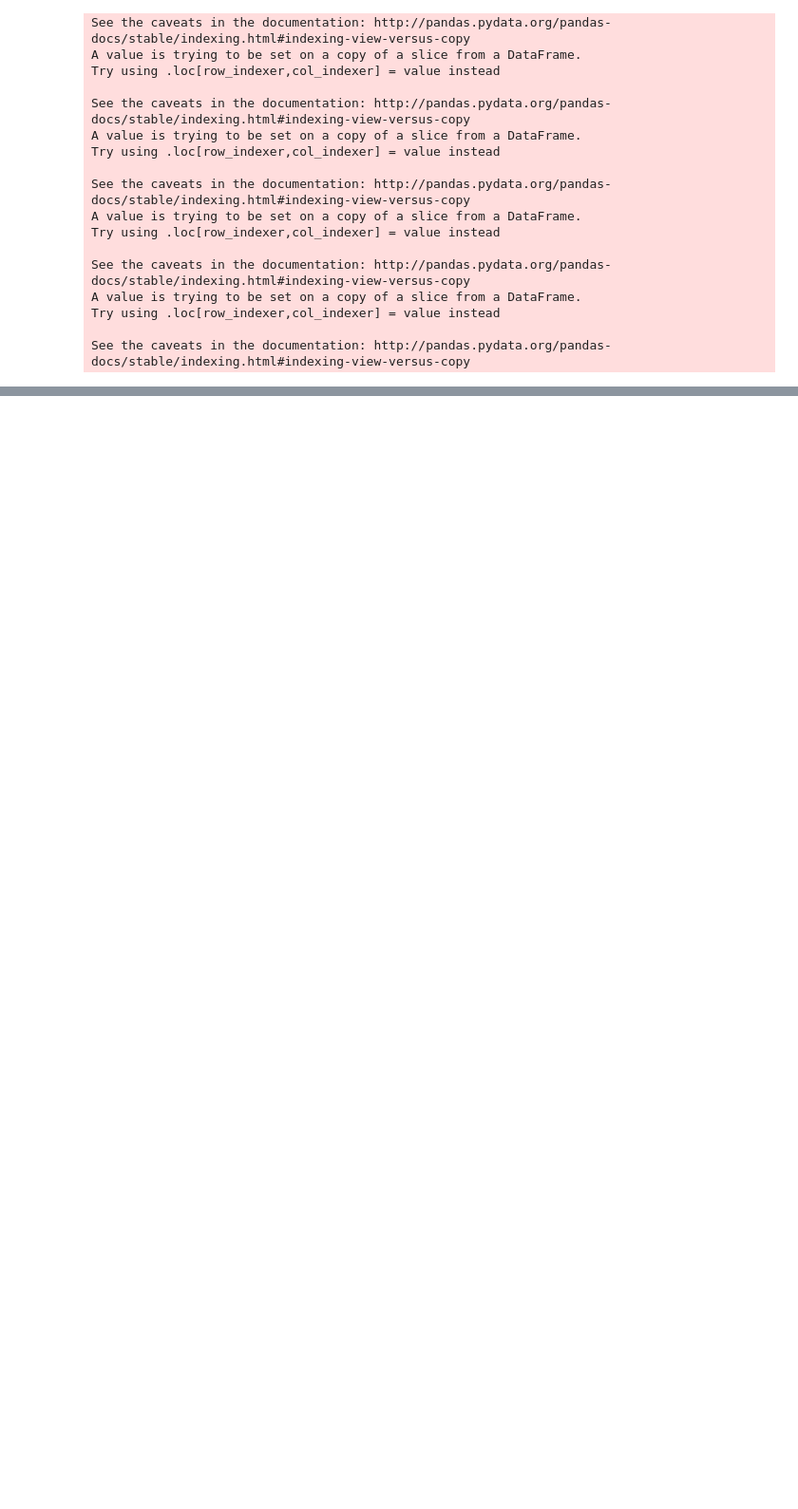
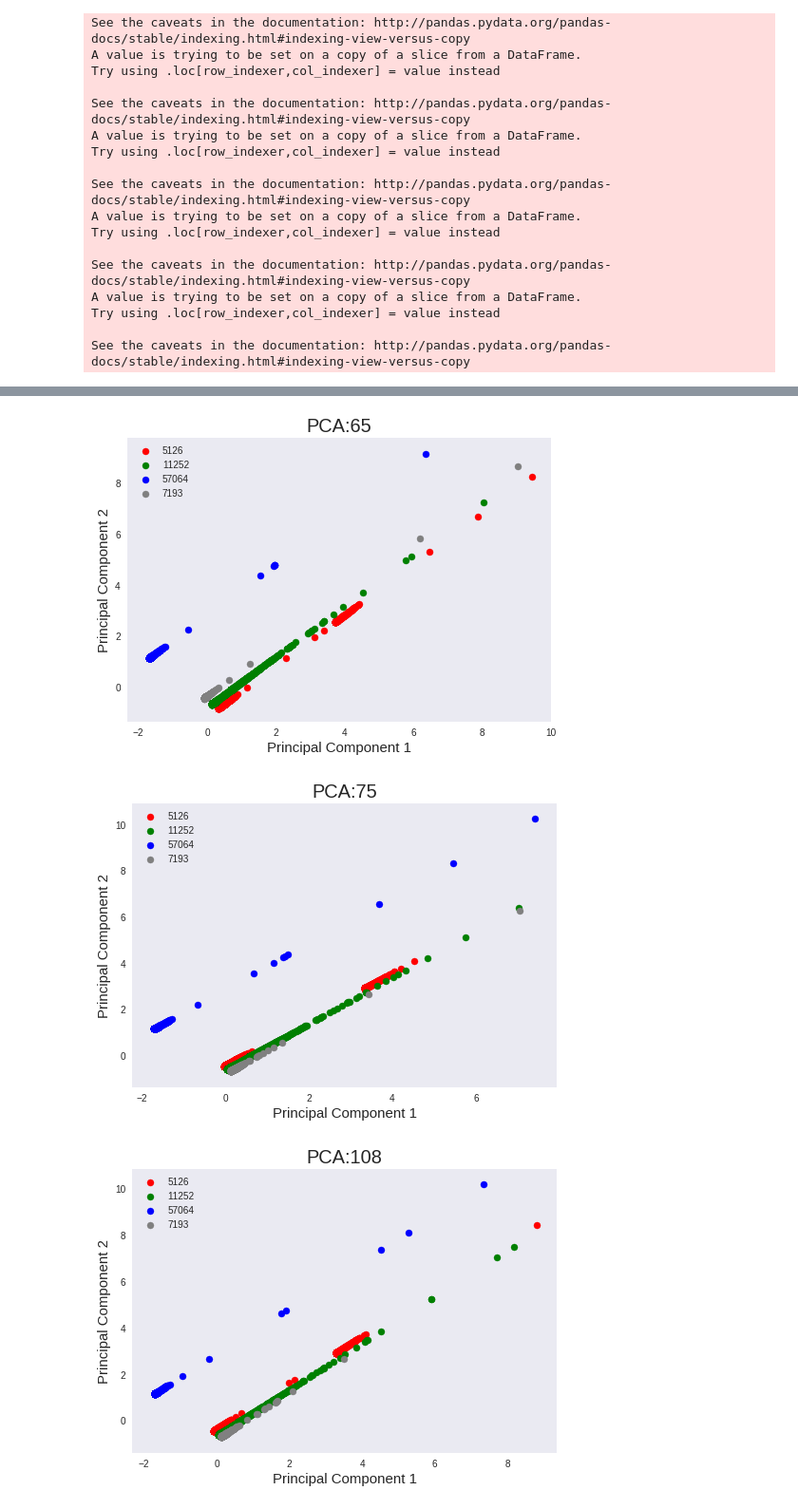
Before and after one commit to khulan8824/proxyTest, a Jupyter notebook: clientLogs.ipynb, the cells around one changed output, grey strips where cells are left out. Shown at 95% size. Drawn from its saved outputs; the diff is of its cells as text; code cells hidden in the pictures; blank space fills up the shorter version.

```diff
--- a/clientLogs.ipynb
+++ b/clientLogs.ipynb
@@ -118,0 +118,40 @@ plot_pca(client_data)
+# %%
+def plot_pca_by_client(df ):
+    #df.reset_index()
+
+    clients = df.client.unique()
+    #print(clients)
+    for client in clients:
+        df_client = df.query('client == "'+client+'"')
+        features = ['distance','download']
+        x = df_client.loc[:, features].values
+        y = df_client.loc[:,['proxy']].values
+        x = StandardScaler().fit_transform(x)
+
+        pca = PCA(n_components=2)
+        principalComponents = pca.fit_transform(x)
+        principalDf = pd.DataFrame(data = principalComponents
+                 , columns = ['pca1', 'pca2'])
+        principalDf = principalDf.assign(proxy=df_client['proxy'].values)
+        fig = plt.figure()
+        ax = fig.add_subplot(1,1,1)
+        ax.set_xlabel('Principal Component 1', fontsize = 15)
+        ax.set_ylabel('Principal Component 2', fontsize = 15)
+        ax.set_title('PCA:'+client, fontsize = 20)
+        targets = ['5126', '11252', '57064','7193']
+        colors = ['r', 'g', 'b','Gray']
+        for target, color in zip(targets,colors):
+            indicesToKeep = principalDf['proxy'] == target
+            plt.scatter(principalDf.loc[indicesToKeep, 'pca1']
+                       , principalDf.loc[indicesToKeep, 'pca2']
+                       , c = color
+                       , s = 50)
+        ax.legend(targets)
+        ax.grid()
+        plt.show()
+
+plot_pca_by_client(client_data)
+# %% [output]
+[figure, added]
+[figure, added]
+[figure, added]
```
Also changed, not shown: parts of 2 cells of this notebook.
